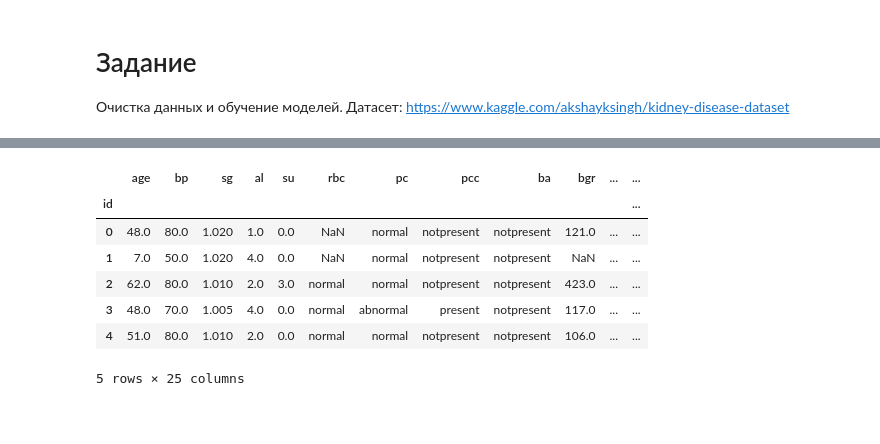
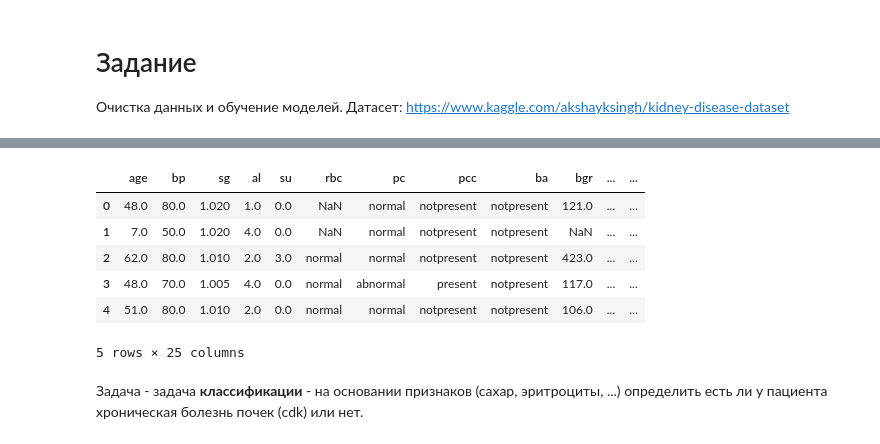
Before and after one commit to StudOborona/MLSummer2022, a Jupyter notebook: 01/main.ipynb, the cells around one changed output, grey strips where cells are left out. Cells and saved outputs as stored; diff of their text form; code cells hidden in the pictures; blank space fills up the shorter version.

```diff
--- a/01/main.ipynb
+++ b/01/main.ipynb
@@ -36,12 +55,14 @@ DATA_DIR = Path('../data/')
 # %%
-df: pd.DataFrame = pd.read_csv(DATA_DIR / 'kidney_disease.csv', index_col='id')
+df: pd.DataFrame = pd.read_csv(DATA_DIR / 'kidney_disease.csv')
+df = df.drop(columns=['id'])
 df.head()
 # %% [output]
 |  | age | bp | sg | al | su | rbc | pc | pcc | ba | bgr | ... | ... |
-| id |  |  |  |  |  |  |  |  |  |  |  | ... |
 | 0 | 48.0 | 80.0 | 1.020 | 1.0 | 0.0 | NaN | normal | notpresent | notpresent | 121.0 | ... | ... |
 | 1 | 7.0 | 50.0 | 1.020 | 4.0 | 0.0 | NaN | normal | notpresent | notpresent | NaN | ... | ... |
 | 2 | 62.0 | 80.0 | 1.010 | 2.0 | 3.0 | normal | normal | notpresent | notpresent | 423.0 | ... | ... |
 | 3 | 48.0 | 70.0 | 1.005 | 4.0 | 0.0 | normal | abnormal | present | notpresent | 117.0 | ... | ... |
 | 4 | 51.0 | 80.0 | 1.010 | 2.0 | 0.0 | normal | normal | notpresent | notpresent | 106.0 | ... | ... |
 5 rows × 25 columns
+# %% [markdown]
+Задача - задача **классификации** - на основании признаков (сахар, эритроциты, ...) определить есть ли у пациента хроническая болезнь почек (cdk) или нет.
```
Also changed, not shown: parts of 53 cells of this notebook, 1 other file.
